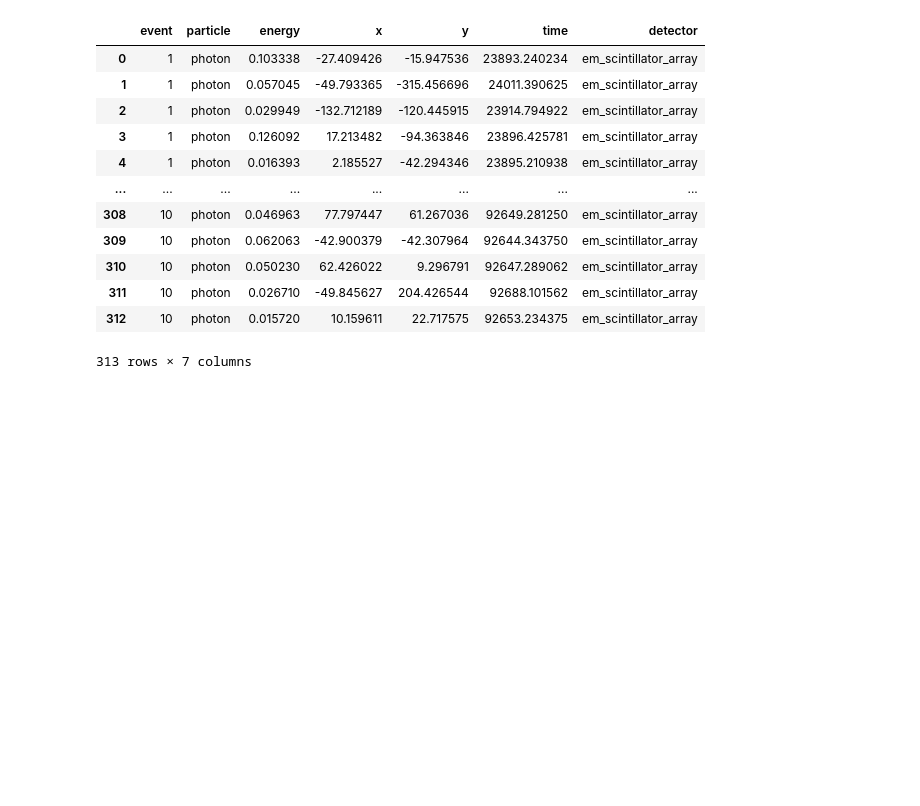
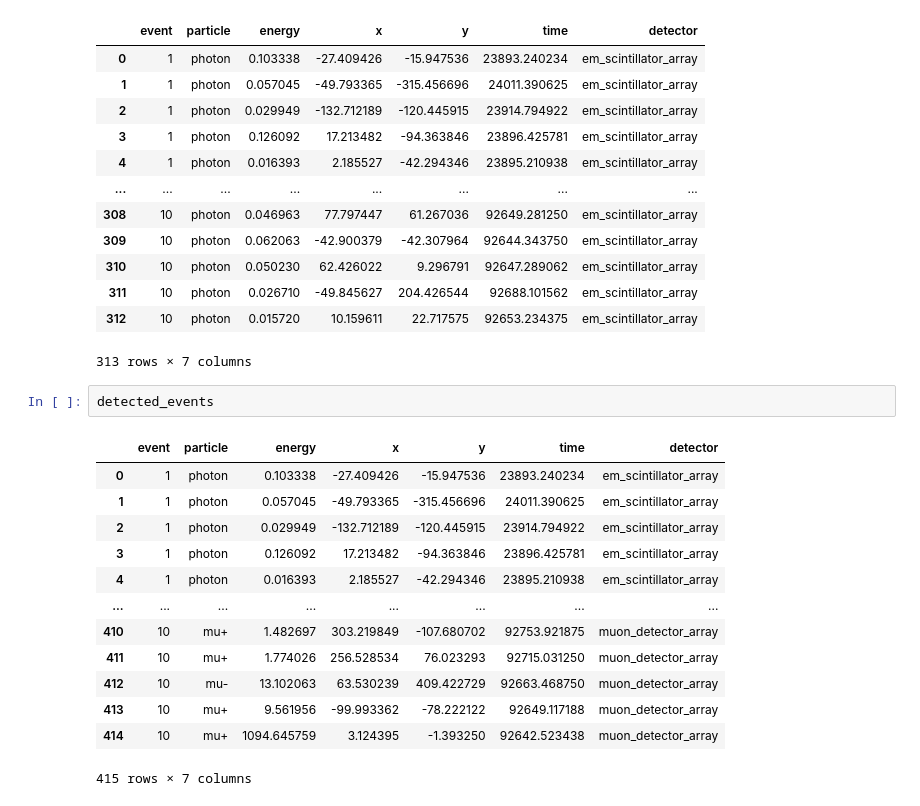
Before and after one commit to PaipaPsyche/stageAPC, a Jupyter notebook: file_processing/example.ipynb, the cells around one changed output. Cells and saved outputs as stored; diff of their text form; blank space fills up the shorter version.

```diff
--- a/file_processing/example.ipynb
+++ b/file_processing/example.ipynb
@@ -164,3 +194,19 @@ events_sc
 | 311 | 10 | photon | 0.026710 | -49.845627 | 204.426544 | 92688.101562 | em_scintillator_array |
 | 312 | 10 | photon | 0.015720 | 10.159611 | 22.717575 | 92653.234375 | em_scintillator_array |
 313 rows × 7 columns
+# %%
+detected_events
+# %% [output]
+|  | event | particle | energy | x | y | time | detector |
+| 0 | 1 | photon | 0.103338 | -27.409426 | -15.947536 | 23893.240234 | em_scintillator_array |
+| 1 | 1 | photon | 0.057045 | -49.793365 | -315.456696 | 24011.390625 | em_scintillator_array |
+| 2 | 1 | photon | 0.029949 | -132.712189 | -120.445915 | 23914.794922 | em_scintillator_array |
+| 3 | 1 | photon | 0.126092 | 17.213482 | -94.363846 | 23896.425781 | em_scintillator_array |
+| 4 | 1 | photon | 0.016393 | 2.185527 | -42.294346 | 23895.210938 | em_scintillator_array |
+| ... | ... | ... | ... | ... | ... | ... | ... |
+| 410 | 10 | mu+ | 1.482697 | 303.219849 | -107.680702 | 92753.921875 | muon_detector_array |
+| 411 | 10 | mu+ | 1.774026 | 256.528534 | 76.023293 | 92715.031250 | muon_detector_array |
+| 412 | 10 | mu- | 13.102063 | 63.530239 | 409.422729 | 92663.468750 | muon_detector_array |
+| 413 | 10 | mu+ | 9.561956 | -99.993362 | -78.222122 | 92649.117188 | muon_detector_array |
+| 414 | 10 | mu+ | 1094.645759 | 3.124395 | -1.393250 | 92642.523438 | muon_detector_array |
+415 rows × 7 columns
```
Also changed, not shown: parts of 3 cells of this notebook, 1 other file.
